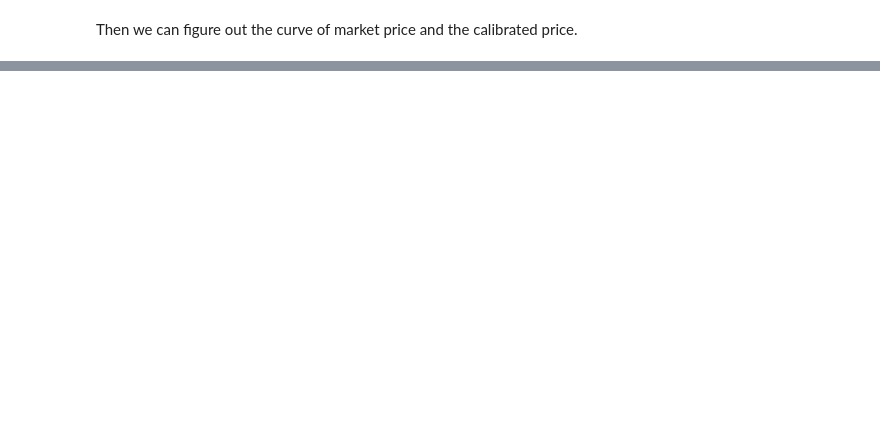
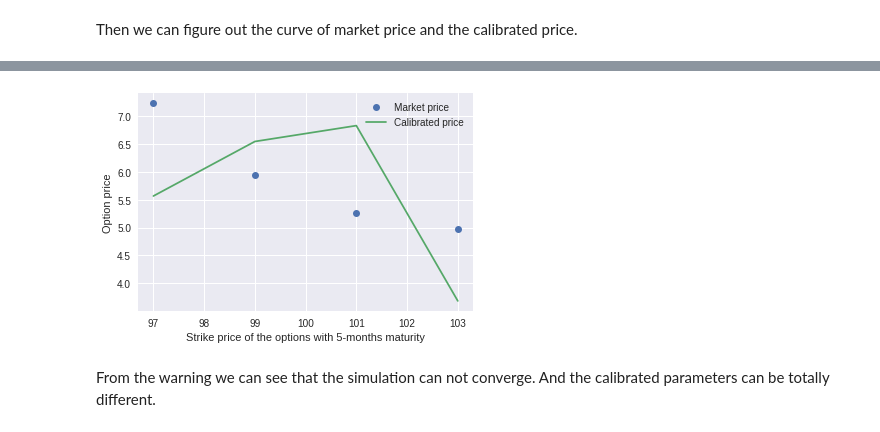
Before and after one commit to JiaminJIAN/20MA573, a Jupyter notebook: src/Euler_method.ipynb, the cells around one changed output, grey strips where cells are left out. Saved outputs shown, nothing was run; the diff lists cells and outputs as text; code cells hidden in the pictures; blank space fills up the shorter version.

```diff
--- a/src/Euler_method.ipynb
+++ b/src/Euler_method.ipynb
@@ -342,0 +353,15 @@ plt.legend();
+# %%
+x = [option_data[i, 1] for i in range(4)]
+y1 = [option_data[i,2] for i in range(4)]
+plt.plot(x, y1, 'o', label='Market price')
+
+y2 = calibrated_price_list2
+plt.plot(x, y2, label = 'Calibrated price')
+
+plt.ylabel('Option price')
+plt.xlabel('Strike price of the options with 5-months maturity')
+plt.legend();
+# %% [output]
+[figure, added]
+# %% [markdown]
+From the warning we can see that the simulation can not converge. And the calibrated parameters can be totally different.
```
Also changed, not shown: parts of 12 cells of this notebook.
